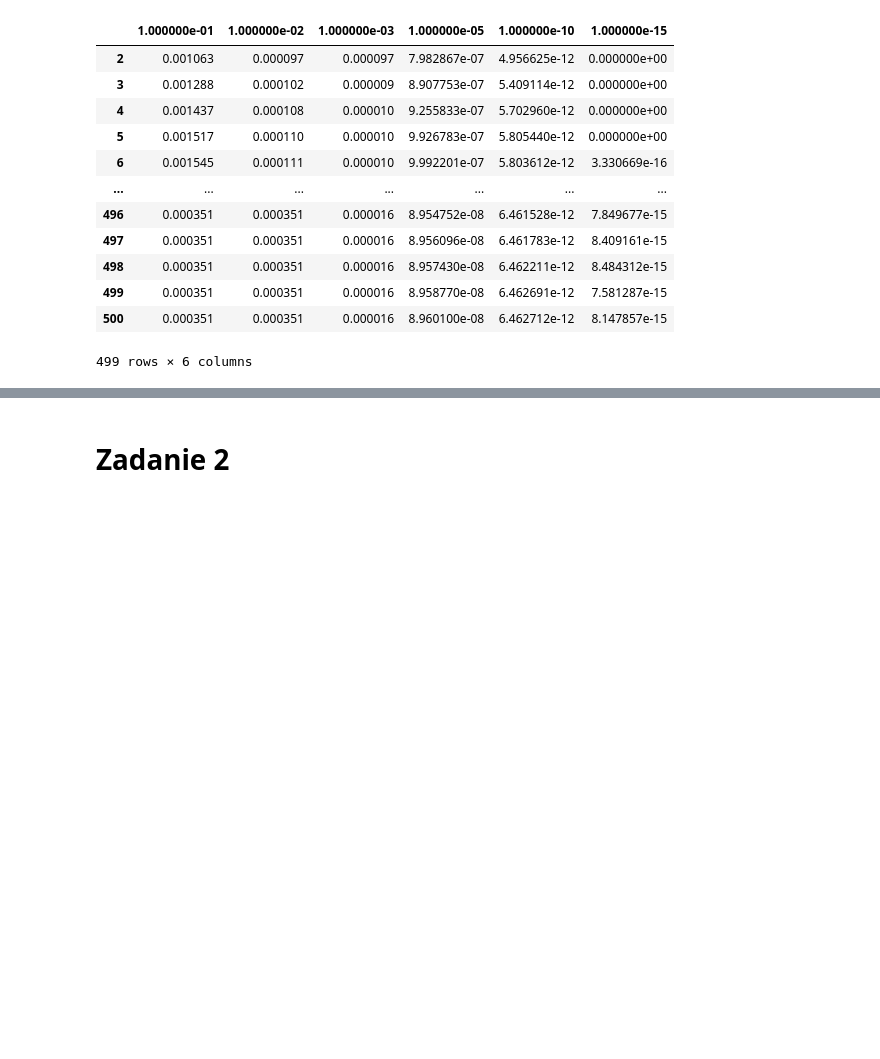
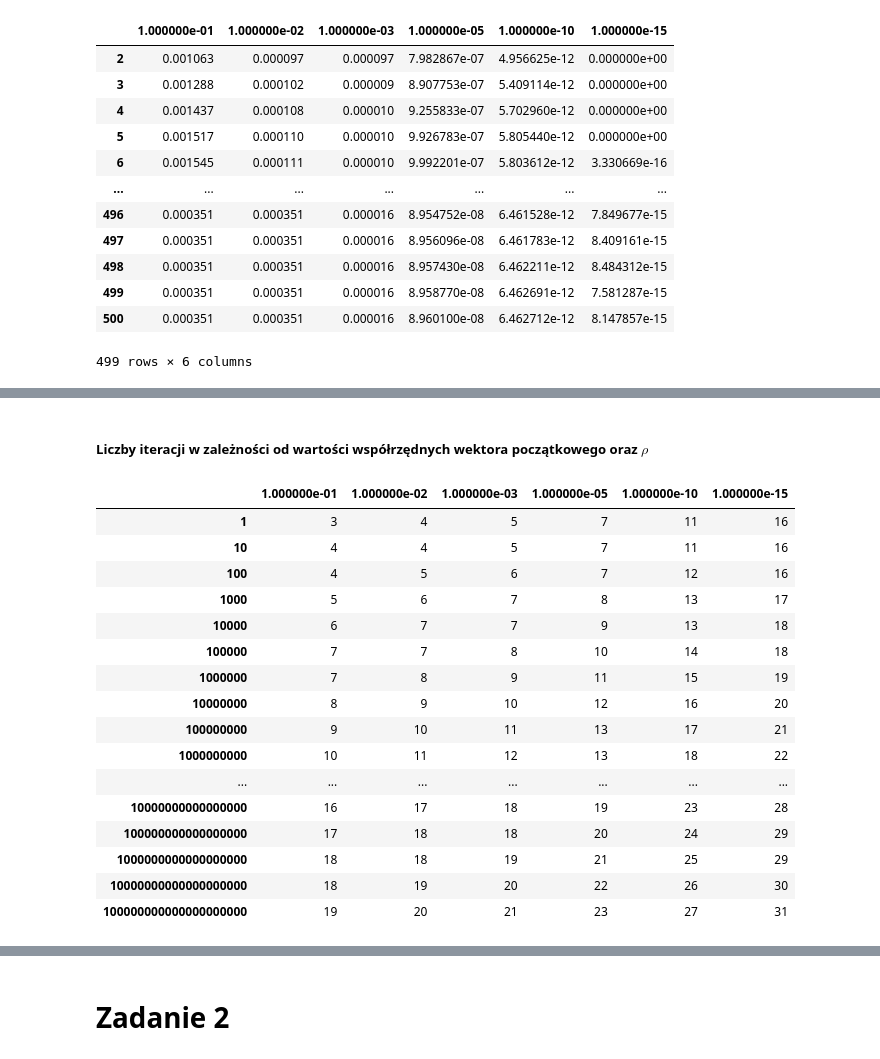
Before and after one commit to MatiPl01/Metody-Obliczeniowe-w-Nauce-i-Technice, a Jupyter notebook: 10. Laboratorium/MOwNiT - Rozwiązywanie układów równań liniowych metodami iteracyjnymi.ipynb, the cells around one changed output, grey strips where cells are left out. Drawn from its saved outputs; the diff is of its cells as text; code cells hidden in the pictures; blank space fills up the shorter version.

```diff
--- a/10. Laboratorium/MOwNiT - Rozwiązywanie układów równań liniowych metodami iteracyjnymi.ipynb
+++ b/10. Laboratorium/MOwNiT - Rozwiązywanie układów równań liniowych metodami iteracyjnymi.ipynb
@@ -814,0 +1193,16 @@ show_heatmap(df_errors2, xlabel='rho', ylabel='n', annot=False, norm=LogNorm())
+# %%
+n = 100
+𝜌_list = [1e-1, 1e-2, 1e-3, 1e-5, 1e-10, 1e-15]
+stop_criterion = progressive_difference
+start_vector_values = list(map(lambda exp: 10 ** exp, range(21)))
+results = {
+    'iters': [],
+    'times': [],
+    'errors': [],
+    'vectors': []
+}
+
+for a in start_vector_values:
+    result = calculate([n], 𝜌_list, lambda _: a, stop_criterion)
+    for key, val in result.items():
+        results[key].append(list(val.iloc[0]))
@@ -814,0 +1227,23 @@ show_heatmap(df_errors2, xlabel='rho', ylabel='n', annot=False, norm=LogNorm())
+# %% [markdown]
+##### Liczby iteracji w zależności od wartości współrzędnych wektora początkowego oraz $\rho$
+# %%
+df_iters = pd.DataFrame(results['iters'], index=start_vector_values, columns=𝜌_list)
+df_iters
+# %% [output]
+|  | 1.000000e-01 | 1.000000e-02 | 1.000000e-03 | 1.000000e-05 | 1.000000e-10 | 1.000000e-15 |
+| 1 | 3 | 4 | 5 | 7 | 11 | 16 |
+| 10 | 4 | 4 | 5 | 7 | 11 | 16 |
+| 100 | 4 | 5 | 6 | 7 | 12 | 16 |
+| 1000 | 5 | 6 | 7 | 8 | 13 | 17 |
+| 10000 | 6 | 7 | 7 | 9 | 13 | 18 |
+| 100000 | 7 | 7 | 8 | 10 | 14 | 18 |
+| 1000000 | 7 | 8 | 9 | 11 | 15 | 19 |
+| 10000000 | 8 | 9 | 10 | 12 | 16 | 20 |
+| 100000000 | 9 | 10 | 11 | 13 | 17 | 21 |
+| 1000000000 | 10 | 11 | 12 | 13 | 18 | 22 |
+| ... | ... | ... | ... | ... | ... | ... |
+| 10000000000000000 | 16 | 17 | 18 | 19 | 23 | 28 |
+| 100000000000000000 | 17 | 18 | 18 | 20 | 24 | 29 |
+| 1000000000000000000 | 18 | 18 | 19 | 21 | 25 | 29 |
+| 10000000000000000000 | 18 | 19 | 20 | 22 | 26 | 30 |
+| 100000000000000000000 | 19 | 20 | 21 | 23 | 27 | 31 |
```
Also changed, not shown: parts of 230 cells of this notebook, 3 other files.
